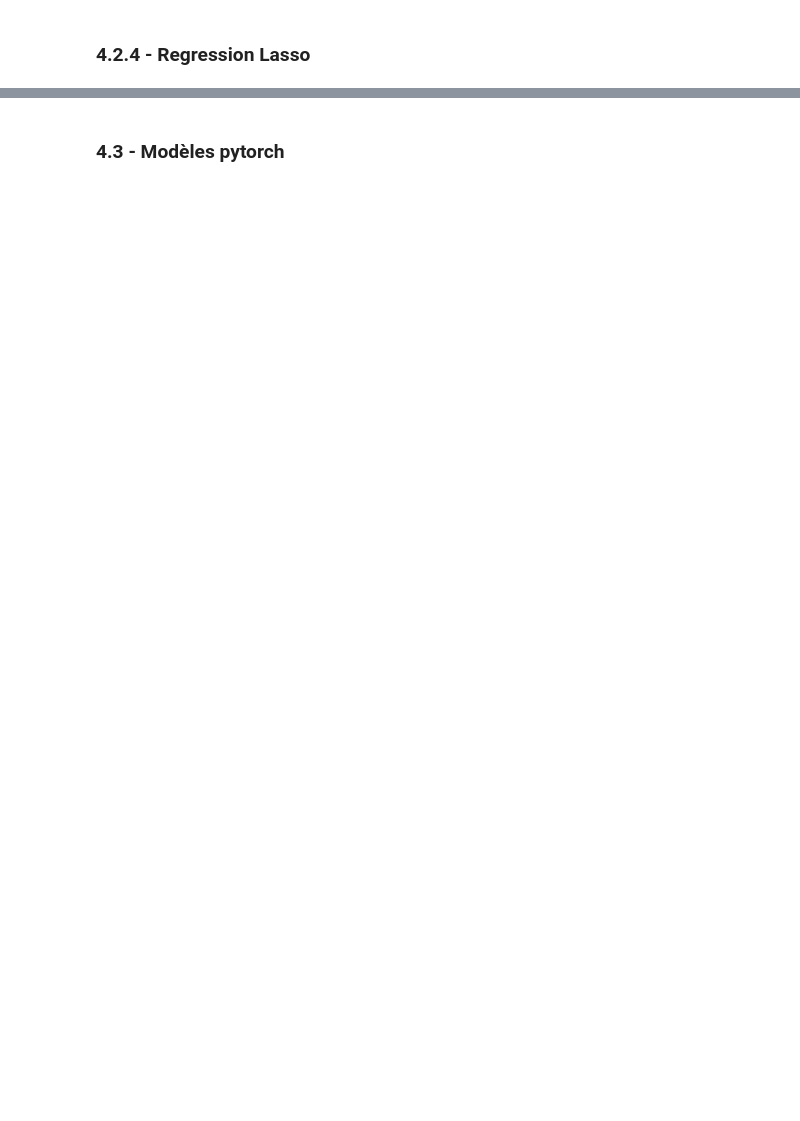
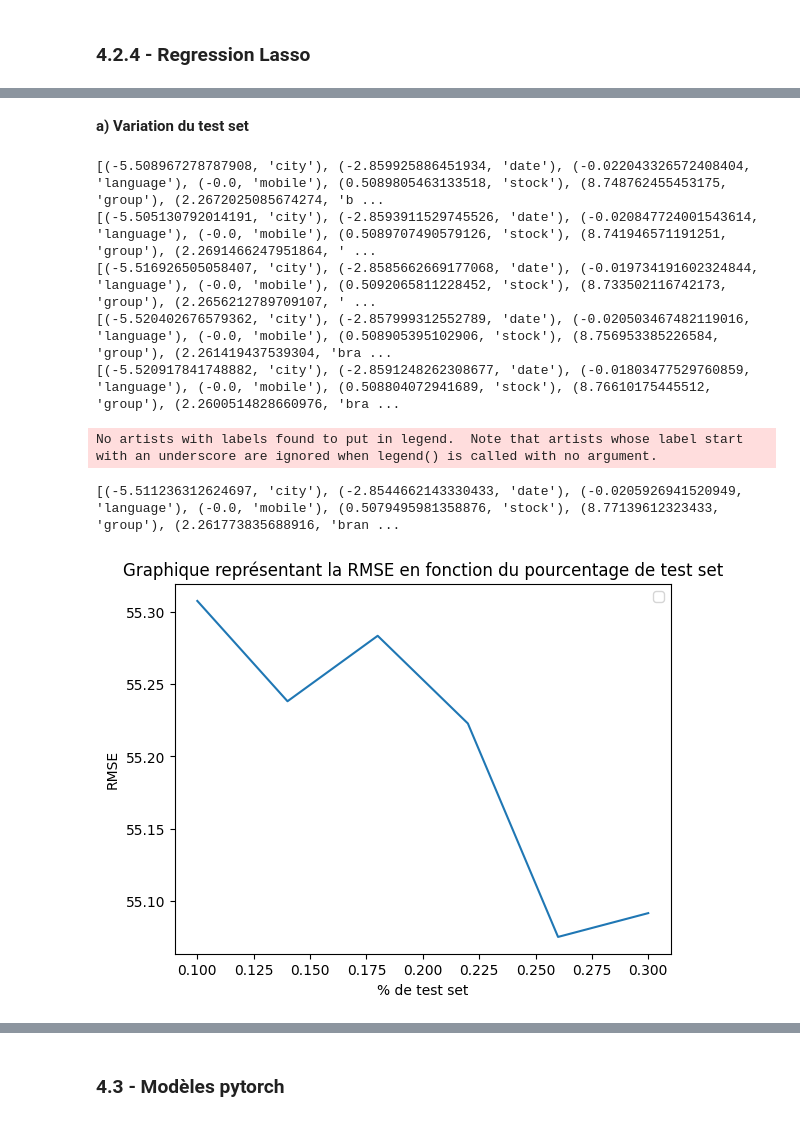
Before and after one commit to BTS-team/ia_challenge_2023, a Jupyter notebook: sy23_rapport.ipynb, the cells around one changed output, grey strips where cells are left out. Cells and saved outputs as stored; diff of their text form; code cells hidden in the pictures; blank space fills up the shorter version.

```diff
--- a/sy23_rapport.ipynb
+++ b/sy23_rapport.ipynb
@@ -574,2 +1009,5 @@ vect_layers=np.linspace(4,24,6,dtype=np.int32)
+# %%
+training_final = np.zeros((n_iter_fixe, 0))
+test_final=np.zeros((n_iter_fixe, 0))
 # %%
 rmse_scratch=[]
@@ -692,9 +1209,23 @@ lass(dataset.x,dataset.y,0.3,10)
+# %% [markdown]
+**a) Variation du test set**
 # %%
 rmse_list=[]
 for i in vect_para_lass_1:
     rmse=lass(dataset.x,dataset.y,i,10)
     rmse_list.append(rmse)
 plt.plot(vect_para_lass_1,rmse_list)
+plt.xlabel("% de test set")
+plt.ylabel("RMSE")
+plt.title("Graphique représentant la RMSE en fonction du pourcentage de test set")
 plt.legend()
 plt.show()
 #lass(x_data_set,y_data_set,0.2,10)
+# %% [output]
+[(-5.508967278787908, 'city'), (-2.859925886451934, 'date'), (-0.022043326572408404, 'language'), (-0.0, 'mobile'), (0.5089805463133518, 'stock'), (8.748762455453175, 'group'), (2.2672025085674274, 'b ...
+[(-5.505130792014191, 'city'), (-2.8593911529745526, 'date'), (-0.020847724001543614, 'language'), (-0.0, 'mobile'), (0.5089707490579126, 'stock'), (8.741946571191251, 'group'), (2.2691466247951864, ' ...
+[(-5.516926505058407, 'city'), (-2.8585662669177068, 'date'), (-0.019734191602324844, 'language'), (-0.0, 'mobile'), (0.5092065811228452, 'stock'), (8.733502116742173, 'group'), (2.2656212789709107, ' ...
+[(-5.520402676579362, 'city'), (-2.857999312552789, 'date'), (-0.020503467482119016, 'language'), (-0.0, 'mobile'), (0.508905395102906, 'stock'), (8.756953385226584, 'group'), (2.261419437539304, 'bra ...
+[(-5.520917841748882, 'city'), (-2.8591248262308677, 'date'), (-0.01803477529760859, 'language'), (-0.0, 'mobile'), (0.508804072941689, 'stock'), (8.76610175445512, 'group'), (2.2600514828660976, 'bra ...
+No artists with labels found to put in legend.  Note that artists whose label start with an underscore are ignored when legend() is called with no argument.
+[(-5.511236312624697, 'city'), (-2.8544662143330433, 'date'), (-0.0205926941520949, 'language'), (-0.0, 'mobile'), (0.5079495981358876, 'stock'), (8.77139612323433, 'group'), (2.261773835688916, 'bran ...
+[figure, added]
```
Also changed, not shown: parts of 80 cells of this notebook, 3 other files.
